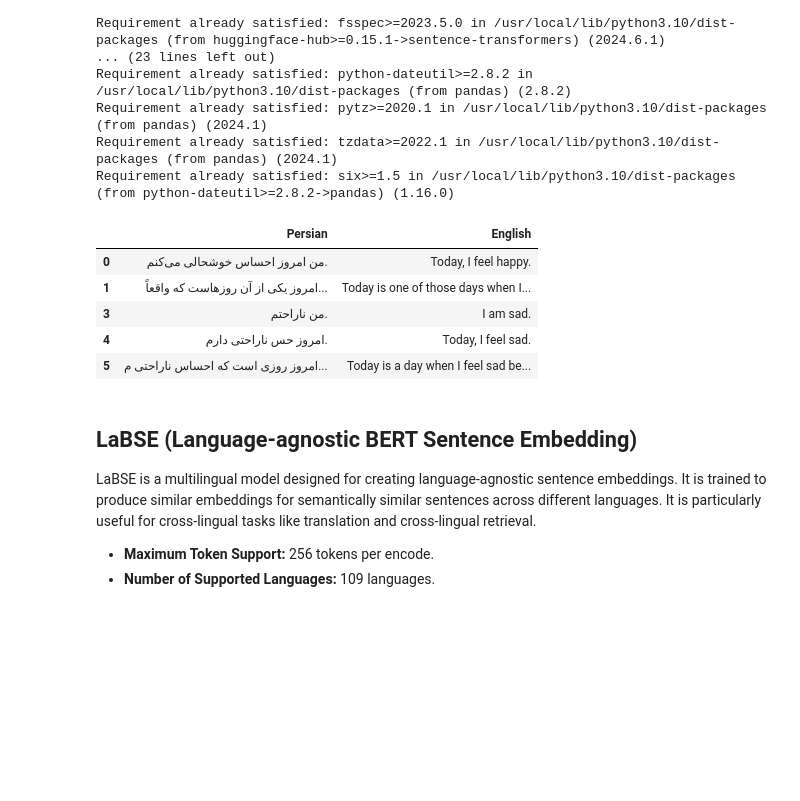
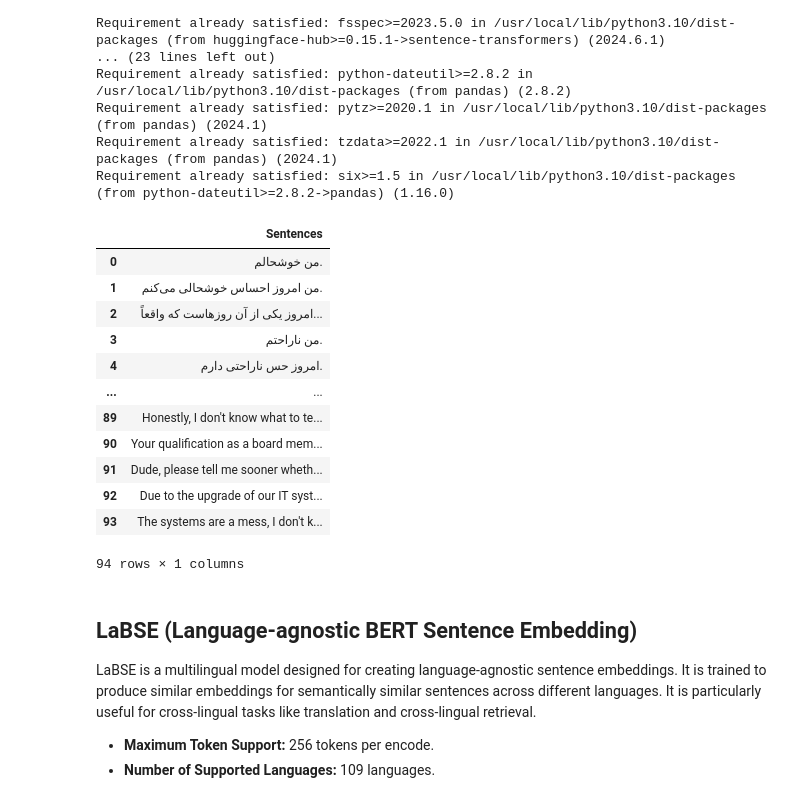
Before and after one commit to woxane/Rag-System, a Jupyter notebook: multilingual-embedding-test/multilingual-test.ipynb, the cells around one changed output. Cells and saved outputs as stored; diff of their text form; code cells hidden in the pictures; blank space fills up the shorter version.

```diff
--- a/multilingual-embedding-test/multilingual-test.ipynb
+++ b/multilingual-embedding-test/multilingual-test.ipynb
@@ -35,19 +35,24 @@ Requirement already satisfied: six>=1.5 in /usr/local/lib/python3.10/dist-packag
 # %%
 import pandas as pd
 
-df = pd.read_csv('Sentences.csv')
+df = pd.read_csv("sentences-updated.csv")
 
-df.drop('Unnamed: 1', axis = 1, inplace = True)
-df.dropna(inplace = True)
-df.columns = ['Persian', 'English']
-df.head()
+df.dropna(inplace=True)
+df
 # %% [output]
-|  | Persian | English |
-| 0 | من امروز احساس خوشحالی می‌کنم. | Today, I feel happy. |
-| 1 | امروز یکی از آن روزهاست که واقعاً... | Today is one of those days when I... |
-| 3 | من ناراحتم. | I am sad. |
-| 4 | امروز حس ناراحتی دارم. | Today, I feel sad. |
-| 5 | امروز روزی است که احساس ناراحتی م... | Today is a day when I feel sad be... |
+|  | Sentences |
+| 0 | من خوشحالم. |
+| 1 | من امروز احساس خوشحالی می‌کنم. |
+| 2 | امروز یکی از آن روزهاست که واقعاً... |
+| 3 | من ناراحتم. |
+| 4 | امروز حس ناراحتی دارم. |
+| ... | ... |
+| 89 | Honestly, I don't know what to te... |
+| 90 | Your qualification as a board mem... |
+| 91 | Dude, please tell me sooner wheth... |
+| 92 | Due to the upgrade of our IT syst... |
+| 93 | The systems are a mess, I don't k... |
+94 rows × 1 columns
 # %%
 from sklearn.metrics.pairwise import cosine_similarity
 import numpy as np
```
Also changed, not shown: parts of 52 cells of this notebook.
